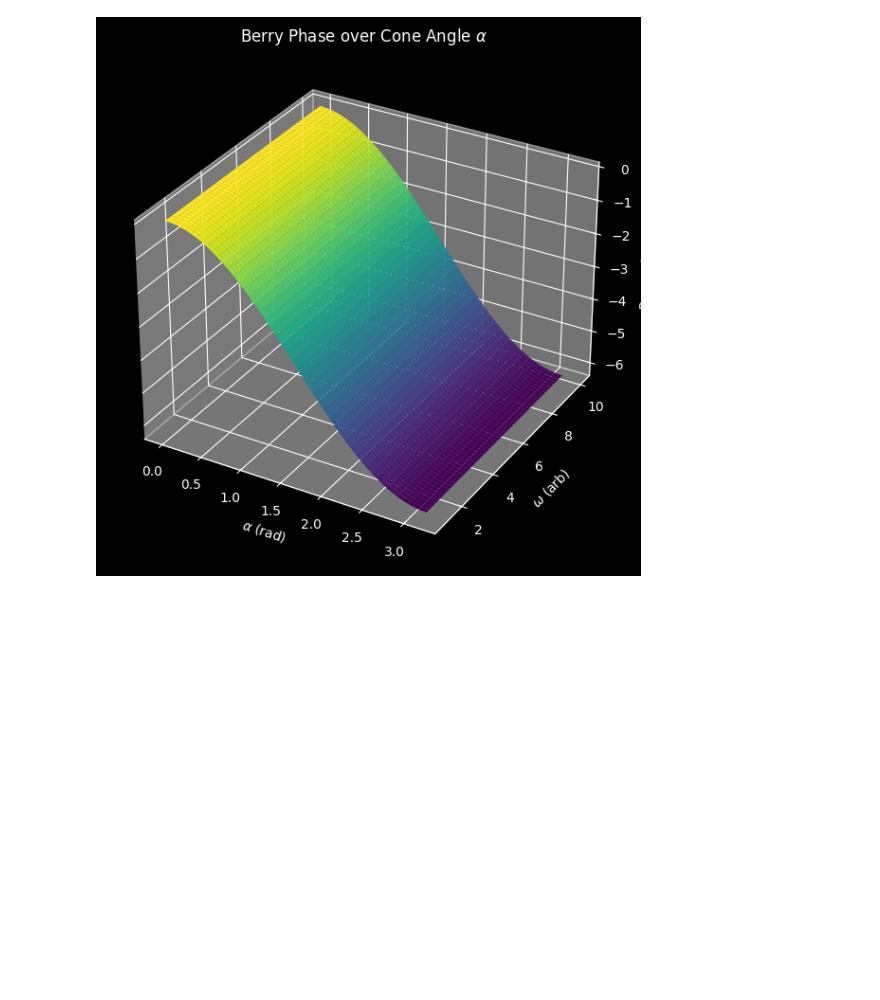
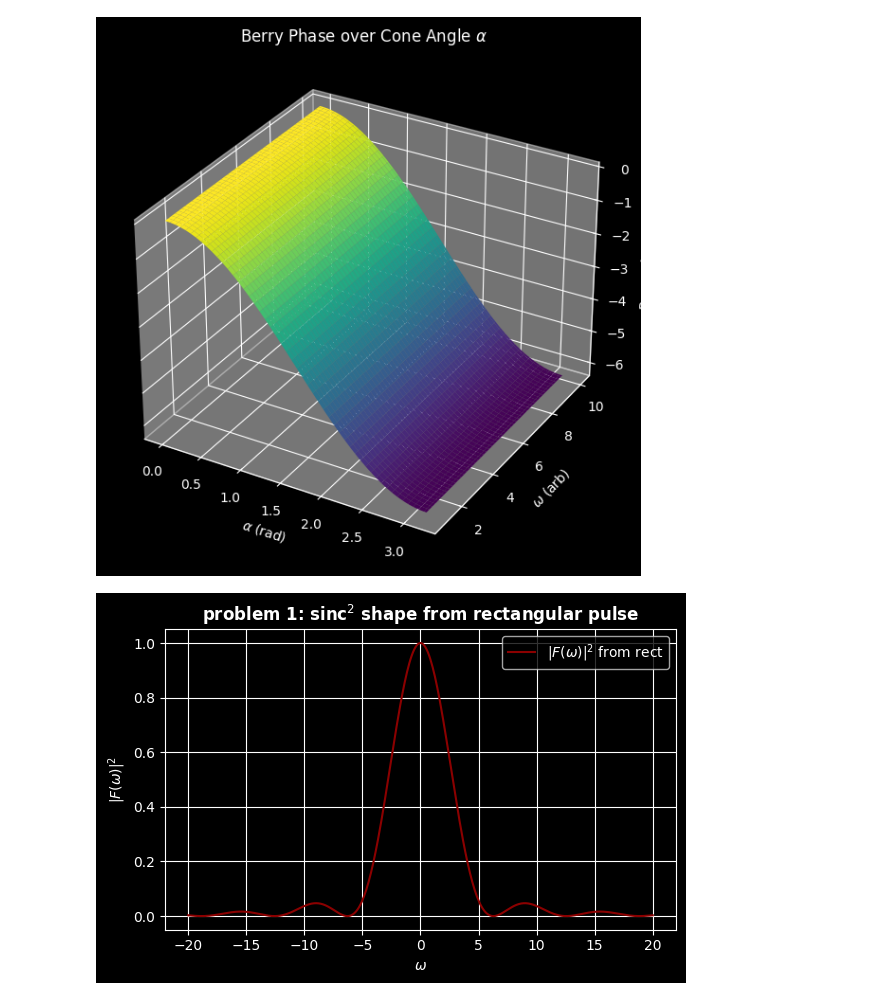
Before and after one commit to Aweymouth13/hwsolutions, a Jupyter notebook: Q_Computation_Morales/HW4/hw4.ipynb, the cells around one changed output. Saved outputs shown, nothing was run; the diff lists cells and outputs as text; code cells hidden in the pictures; blank space fills up the shorter version.

Commit message:
added fourier analysis

```diff
--- a/Q_Computation_Morales/HW4/hw4.ipynb
+++ b/Q_Computation_Morales/HW4/hw4.ipynb
@@ -398,3 +397,93 @@ Moved p4_berry_phase_meshgrid.png to graphs
 Moved p3_transition_v_tau.png to graphs
 Moved berry_phase_and_mag.gif to graphs
 [figure]
+# %%
+#setup
+sp.init_printing()
+t, omega, gamma, tau, sigma, T = sp.symbols('t omega gamma tau sigma T', real=True, positive=True)
+alpha = sp.Symbol('alpha', real=True)
+
+#p1: rect pulse → sinc²
+def problem1():
+    rect_expr = sp.Heaviside(t) - sp.Heaviside(t - T)
+    F_omega = sp.integrate(sp.exp(sp.I * omega * t), (t, 0, T))
+    F_simpl = sp.simplify(F_omega)
+
+    T_val = 1.0
+    omega_vals = np.linspace(-20, 20, 400)
+    F_numeric = np.where(np.abs(omega_vals) < 1e-10,
+                         T_val**2,
+                         (2 * np.sin(omega_vals * T_val/2)/omega_vals)**2)
+
+    plt.figure(figsize=(6, 4))
+    plt.plot(omega_vals, F_numeric, label=r'$|F(\omega)|^2$ from rect', color='darkred')
+    plt.title('problem 1: sinc$^2$ shape from rectangular pulse', fontweight='bold')
+    plt.xlabel(r'$\omega$')
+    plt.ylabel(r'$|F(\omega)|^2$')
+    plt.grid(True)
+    plt.legend()
+    plt.tight_layout()
+    plt.savefig('p1_fourier_rectangular.png')
+    plt.show()
+
+#p2:exp(-gamma*t) → lorentzian
+def problem2():
+    expr = sp.exp(-gamma * t)
+    F = sp.integrate(expr * sp.exp(sp.I * omega * t), (t, 0, sp.oo))
+    F_simpl = sp.simplify(F)
+
+    gamma_val = 1.0
+    t_vals = np.linspace(0, 10, 400)
+    omega_vals = np.linspace(-20, 20, 400)
+    decay = np.exp(-gamma_val * t_vals)
+    lorentz = 1.0 / (gamma_val**2 + omega_vals**2)
+
+    fig, axs = plt.subplots(1, 2, figsize=(12, 5))
+    axs[0].plot(t_vals, decay, color='white')
+    axs[0].set_title(r'time domain: $e^{-\gamma t}$', fontweight='bold')
+    axs[0].set_xlabel('t')
+    axs[0].set_ylabel('amplitude')
+    axs[0].grid(True)
+    axs[1].plot(omega_vals, lorentz, color='blue')
+    axs[1].set_title(r'frequency domain: $1/(\gamma^2 + \omega^2)$', fontweight='bold')
+    axs[1].set_xlabel(r'$\omega$')
+    axs[1].set_ylabel(r'$|F(\omega)|^2$')
+    axs[1].grid(True)
+    plt.suptitle('problem 2: exponential decay → lorentzian', fontsize=14, fontweight='bold')
+    plt.tight_layout(rect=[0, 0, 1, 0.95])
+    plt.savefig('p2_fourier_exponential.png')
+    plt.show()
+
+#p3:exp(-t/τ) → same lorentz
+def problem3():
+    expr = sp.exp(-t/tau)
+    F = sp.integrate(expr * sp.exp(sp.I * omega * t), (t, 0, sp.oo))
+    F_simpl = sp.simplify(F)
+
+    tau_val = 1.0
+    t_vals = np.linspace(0, 10, 400)
+    omega_vals = np.linspace(-20, 20, 400)
+    decay = np.exp(-t_vals / tau_val)
+    lorentz = 1.0 / ((1/tau_val)**2 + omega_vals**2)
+
+    fig, axs = plt.subplots(1, 2, figsize=(12, 5))
+    axs[0].plot(t_vals, decay, color='white')
+    axs[0].set_title(r'time domain: $e^{-t/\tau}$', fontweight='bold')
+    axs[0].set_xlabel('t')
+    axs[0].set_ylabel('amplitude')
+    axs[0].grid(True)
+    axs[1].plot(omega_vals, lorentz, color='purple')
+    axs[1].set_title(r'frequency domain: $1/(1/\tau^2 + \omega^2)$', fontweight='bold')
+    axs[1].set_xlabel(r'$\omega$')
+    axs[1].set_ylabel(r'$|F(\omega)|^2$')
+    axs[1].grid(True)
+    plt.suptitle('problem 3: exp envelope → lorentzian shape', fontsize=14, fontweight='bold')
+    plt.tight_layout(rect=[0, 0, 1, 0.95])
+    plt.savefig('p3_fourier_exp_to_lorentz.png')
+    plt.show()
+problem1()
+problem2()
+problem3()
+move_plots()
+# %% [output]
+[figure, added]
```
Also changed, not shown: parts of 2 cells of this notebook, 3 other files.
